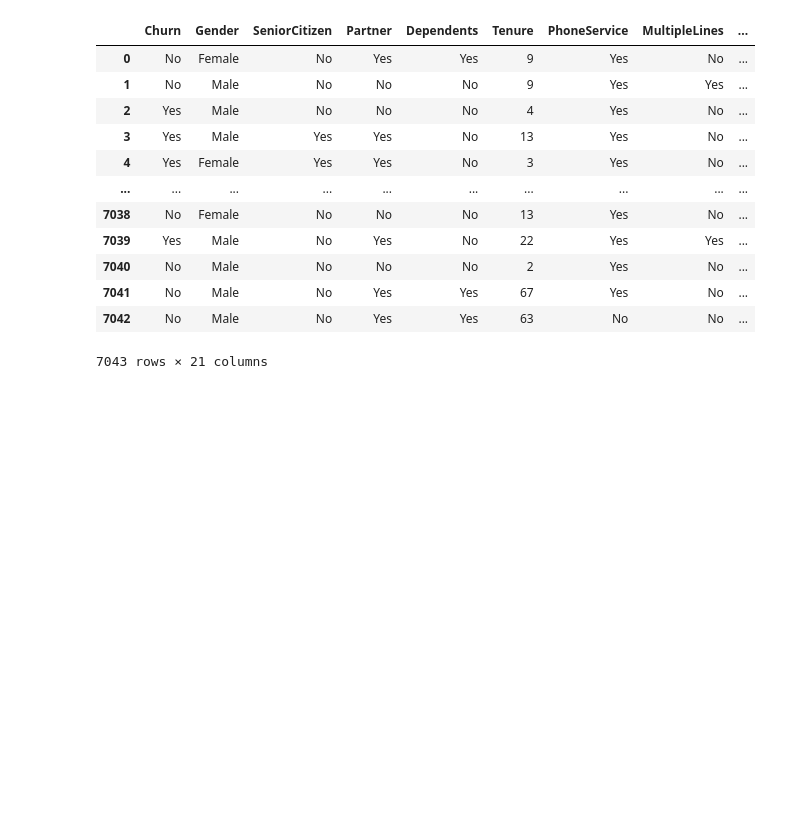
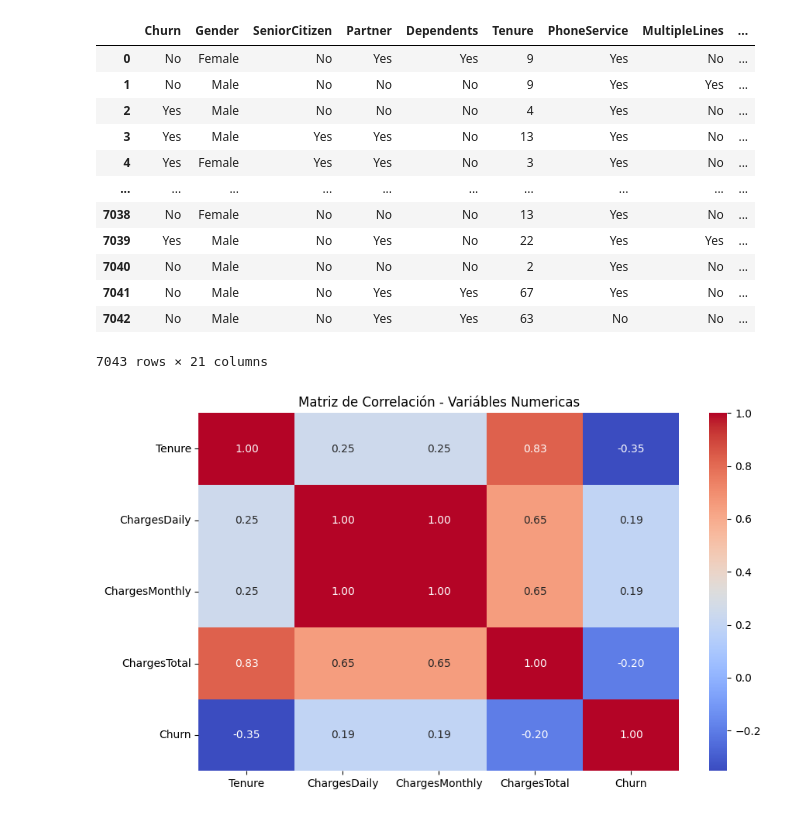
Before and after one commit to Solsmi/challenge_telecomx_latam2, a Jupyter notebook: Challenge2_TelecomX_LATAM_.ipynb, the cells around one changed output. Saved outputs shown, nothing was run; the diff lists cells and outputs as text; code cells hidden in the pictures; blank space fills up the shorter version.

Commit message:
Correlación y modelado predictivo con 3 modelos, evaluando con metricas y matriz de confusión

```diff
--- a/Challenge2_TelecomX_LATAM_.ipynb
+++ b/Challenge2_TelecomX_LATAM_.ipynb
@@ -138,3 +161,17 @@ df
 | 7041 | No | Male | No | Yes | Yes | 67 | Yes | No | ... |
 | 7042 | No | Male | No | Yes | Yes | 63 | No | No | ... |
 7043 rows × 21 columns
+# %%
+numericas_cols = df.select_dtypes(include=["int64", "float64"]) #variables numericas
+
+numericas_cols["Churn"] = df["Churn"].map({"Yes": 1, "No": 0})
+
+corr_matrix = numericas_cols.corr()
+
+# Visualizar heatmap
+plt.figure(figsize=(10,6))
+sns.heatmap(corr_matrix, annot=True, cmap="coolwarm", fmt=".2f")
+plt.title("Matriz de Correlación - Variábles Numericas")
+plt.show()
+# %% [output]
+[figure, added]
```
Also changed, not shown: parts of 40 cells of this notebook.
